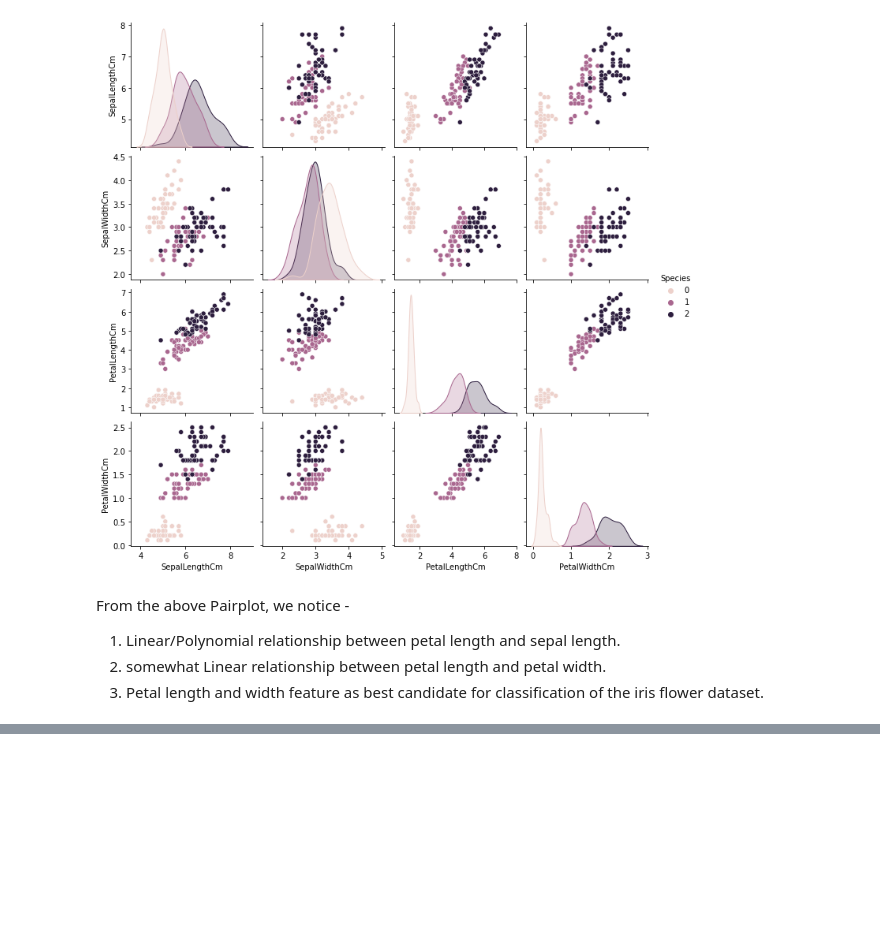
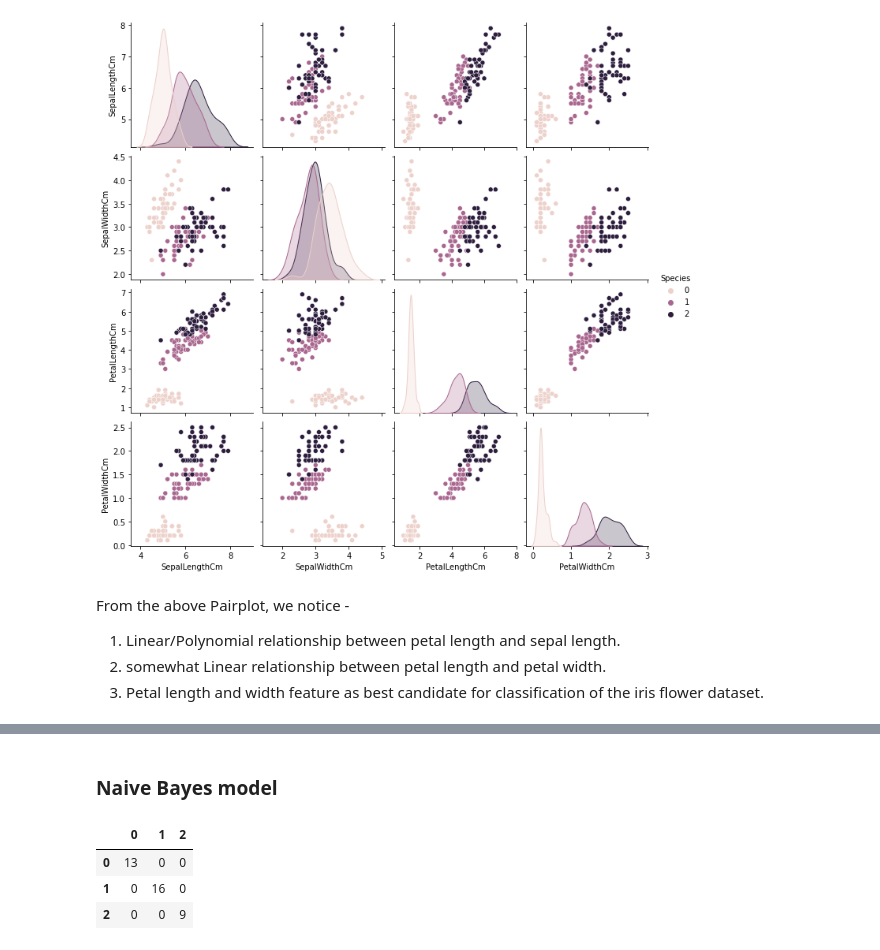
Before and after one commit to shashi1752/IRIS_DataAnalysis, a Jupyter notebook: Iris_DataAnalysis.ipynb, the cells around one changed output, grey strips where cells are left out. Drawn from its saved outputs; the diff is of its cells as text; code cells hidden in the pictures; blank space fills up the shorter version.

```diff
--- a/Iris_DataAnalysis.ipynb
+++ b/Iris_DataAnalysis.ipynb
@@ -120,0 +185,26 @@ irisdf.to_csv('IrisData.csv')
+# %% [markdown]
+### Naive Bayes model
+# %%
+# Feature Scaling
+from sklearn.preprocessing import StandardScaler
+sc = StandardScaler()
+X_train = sc.fit_transform(X_train)
+X_test = sc.transform(X_test)
+
+from sklearn.naive_bayes import GaussianNB
+classifier = GaussianNB()
+classifier.fit(X_train, y_train)
+
+# Predicting the Test set results
+y_pred_naive = classifier.predict(X_test)
+
+
+# Making the Confusion Matrix
+from sklearn.metrics import confusion_matrix
+cm = confusion_matrix(y_test, y_pred_naive)
+pd.DataFrame(cm)
+# %% [output]
+|  | 0 | 1 | 2 |
+| 0 | 13 | 0 | 0 |
+| 1 | 0 | 16 | 0 |
+| 2 | 0 | 0 | 9 |
```
Also changed, not shown: parts of 11 cells of this notebook.
